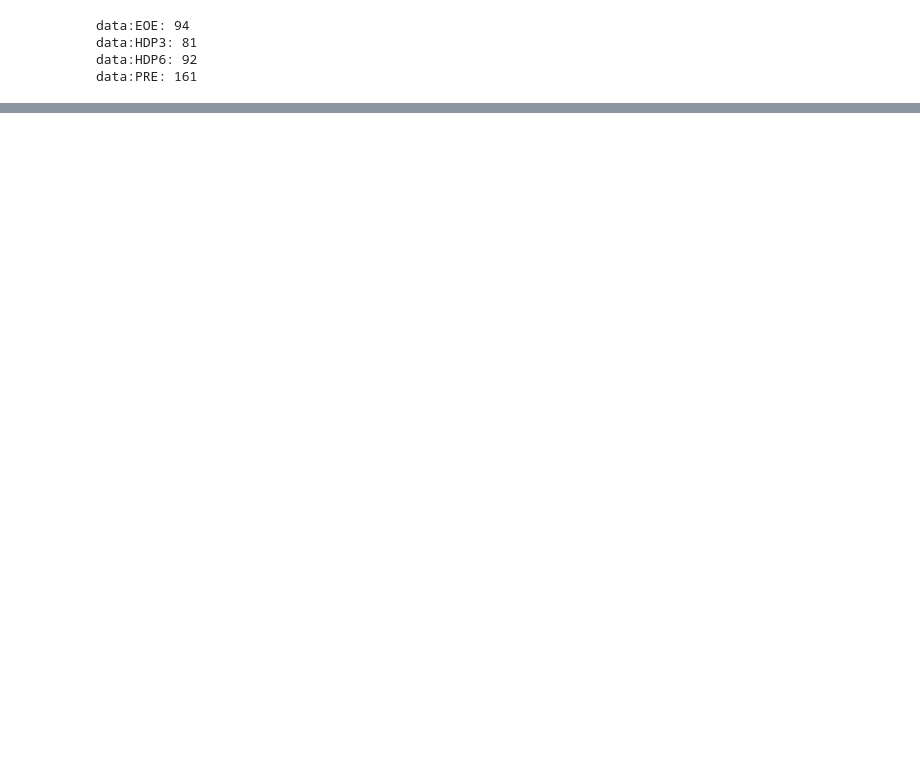
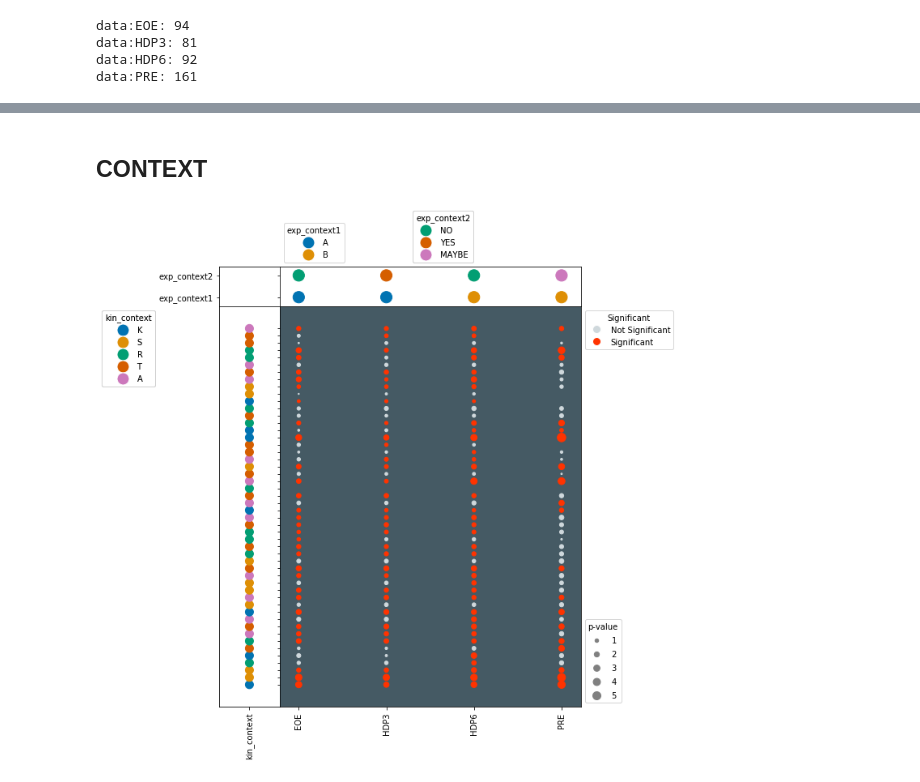
Before and after one commit to NaegleLab/KSTAR, a Jupyter notebook: analysis/BCR-ABL/bcr_abl.ipynb, the cells around one changed output, grey strips where cells are left out. Saved outputs shown, nothing was run; the diff lists cells and outputs as text; code cells hidden in the pictures; blank space fills up the shorter version.

```diff
--- a/analysis/BCR-ABL/bcr_abl.ipynb
+++ b/analysis/BCR-ABL/bcr_abl.ipynb
@@ -164,0 +214,39 @@ data:PRE: 161
+# %% [markdown]
+## CONTEXT
+# %%
+import random
+letters = 'KSTAR'
+#build some context examples
+experiment_context = pd.DataFrame({'experiment': list(activities.columns), 'exp_context1':['A','A','B','B'], 'exp_context2':['NO','YES','NO','MAYBE']})
+kinases = list(activities.index)
+kinase_context = pd.DataFrame({'kinase' : kinases, 'kin_context': [letters[random.randint(0, 4)] for i in range(len(kinases))]})
+# %%
+# CONTEXT
+
+fig, axes = plt.subplots(figsize = (8, 10),
+        nrows = 2, ncols = 2,
+        sharex = 'col',
+        sharey = 'row',
+        gridspec_kw = {
+            'height_ratios':[.1,1,],
+            'width_ratios':[0.2,1]
+        },)
+fig.subplots_adjust(wspace=0, hspace=0)
+
+
+dots = dotplot.DotPlot(
+    values = activities, colors = significant, dotsize = 20,
+    colormap = {0 : '#CFD8DC', 1 : '#FF3300'},
+    labelmap = {0 : 'Not Significant', 1 : 'Significant'},
+    facecolor = '#455A64',
+    legend_title = 'p-value', size_number = 5, size_color = 'gray',
+    color_title = 'Significant', markersize = 10,
+    legend_distance = 1.0, figsize = (5,10), title = None,
+    xlabel = True, ylabel = True, x_label_dict = None
+)
+dots.dotplot(ax = axes[1,1])
+
+dots.context(ax=axes[0,1],info = experiment_context, id_column = 'experiment', context_columns = ['exp_context1','exp_context2'], orientation = 'top', dotsize =200, markersize= 15 )
+dots.context(ax = axes[1,0], info = kinase_context, id_column = 'kinase', context_columns=['kin_context'], orientation = 'left', dotsize=100, markersize=15)
+# %% [output]
+[figure, added]
```
Also changed, not shown: parts of 12 cells of this notebook, 2 other files.
